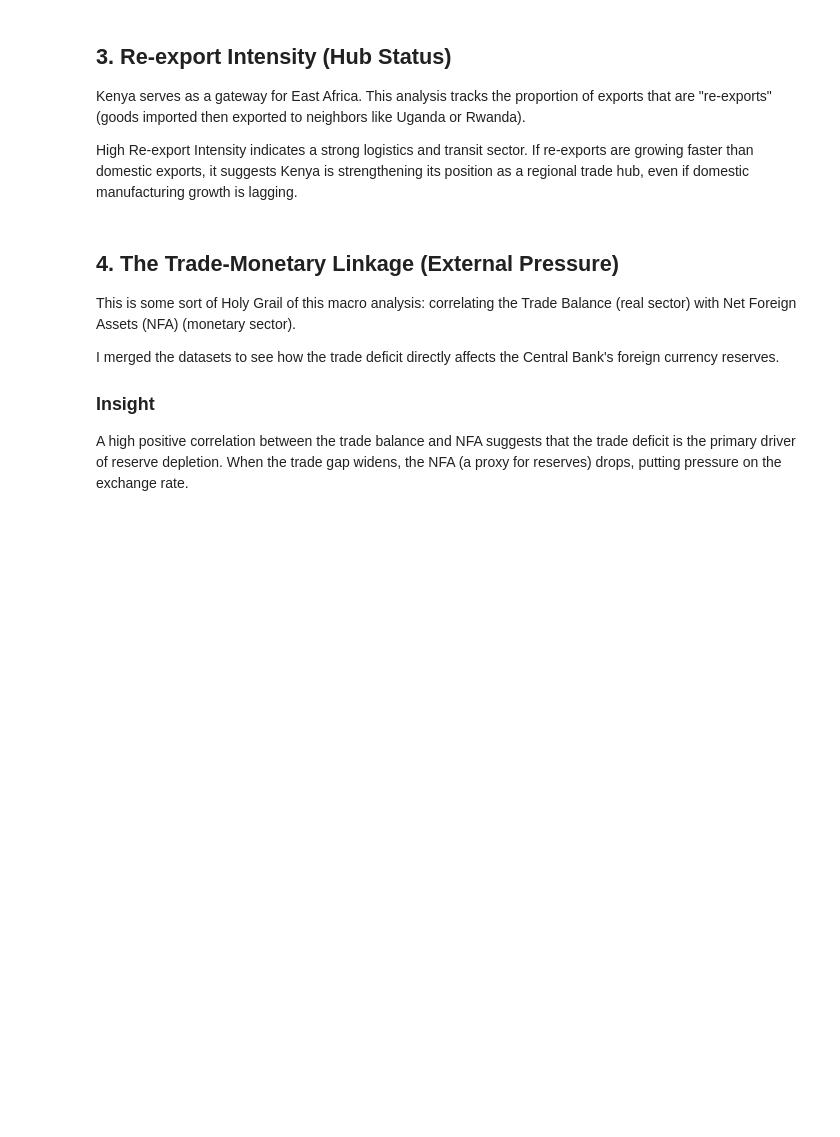
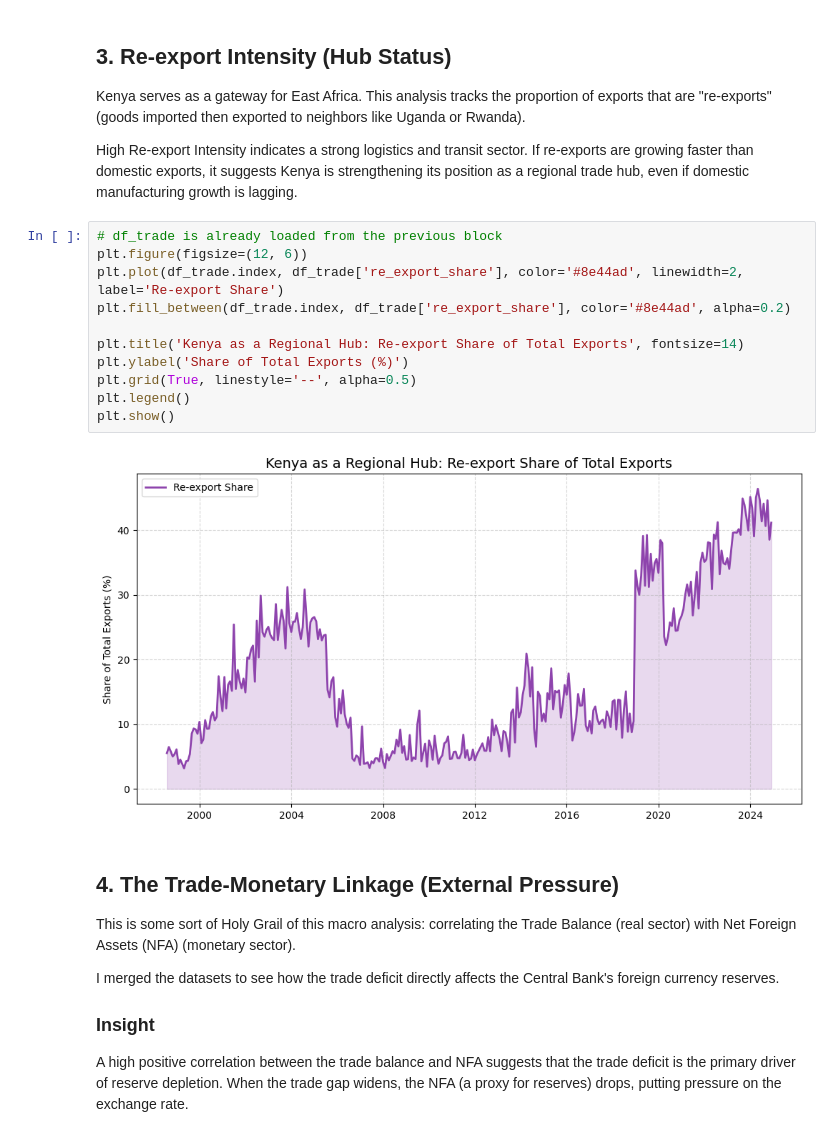
Before and after one commit to asaphray/cbk-macroeconomic-analysis, a Jupyter notebook: notebooks/python/04_trade_analysis.ipynb, the cells around one changed output. Cells and saved outputs as stored; diff of their text form; blank space fills up the shorter version.

Commit message:
feat: implement re-export intensity tracking for regional hub analysis

```diff
--- a/notebooks/python/04_trade_analysis.ipynb
+++ b/notebooks/python/04_trade_analysis.ipynb
@@ -200,6 +202,19 @@ plt.show()
 Kenya serves as a gateway for East Africa. This analysis tracks the proportion of exports that are "re-exports" (goods imported then exported to neighbors like Uganda or Rwanda).
 
 High Re-export Intensity indicates a strong logistics and transit sector. If re-exports are growing faster than domestic exports, it suggests Kenya is strengthening its position as a regional trade hub, even if domestic manufacturing growth is lagging.
+# %%
+# df_trade is already loaded from the previous block
+plt.figure(figsize=(12, 6))
+plt.plot(df_trade.index, df_trade['re_export_share'], color='#8e44ad', linewidth=2, label='Re-export Share')
+plt.fill_between(df_trade.index, df_trade['re_export_share'], color='#8e44ad', alpha=0.2)
+
+plt.title('Kenya as a Regional Hub: Re-export Share of Total Exports', fontsize=14)
+plt.ylabel('Share of Total Exports (%)')
+plt.grid(True, linestyle='--', alpha=0.5)
+plt.legend()
+plt.show()
+# %% [output]
+[figure, added]
 # %% [markdown]
 ## 4. The Trade-Monetary Linkage (External Pressure)
 This is some sort of Holy Grail of this macro analysis: correlating the Trade Balance (real sector) with Net Foreign Assets (NFA) (monetary sector).
```
Also changed, not shown: parts of 1 cell of this notebook.
